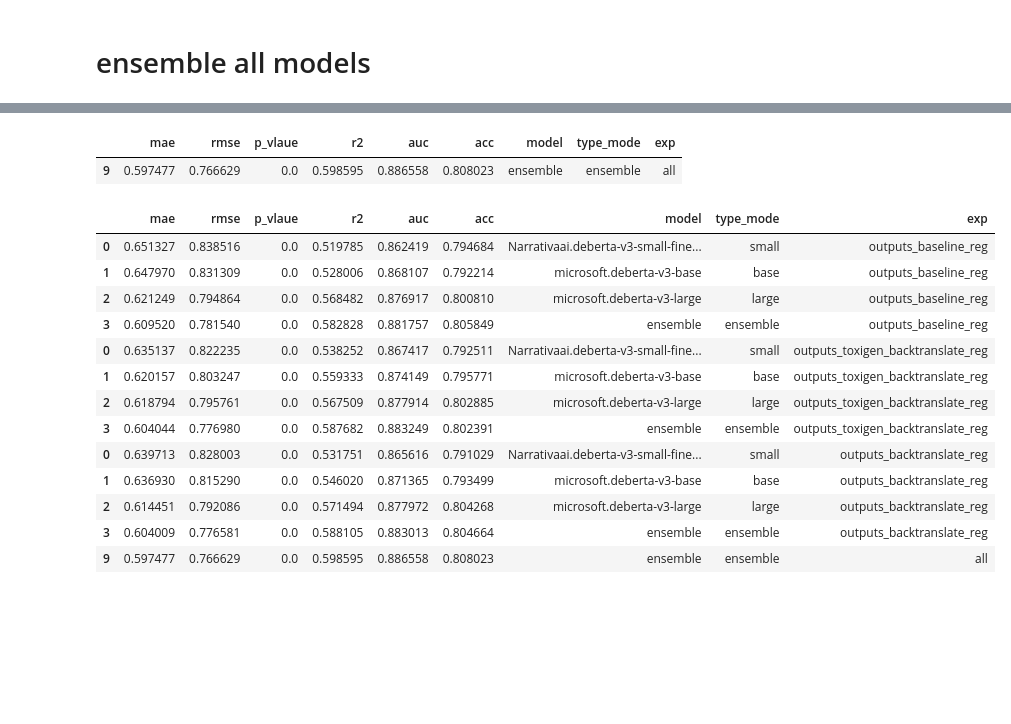
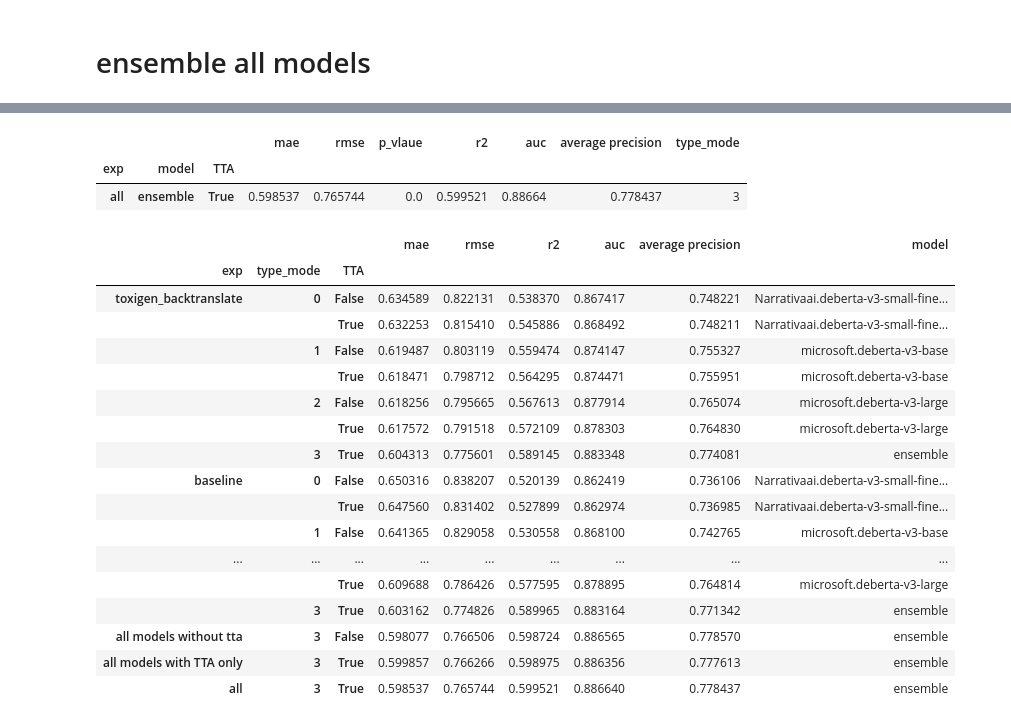
Before and after one commit to OrKatz7/parler-hate-speech, a Jupyter notebook: notebooks/results.ipynb, the cells around one changed output, grey strips where cells are left out. Saved outputs shown, nothing was run; the diff lists cells and outputs as text; code cells hidden in the pictures; blank space fills up the shorter version.

```diff
--- a/notebooks/results.ipynb
+++ b/notebooks/results.ipynb
@@ -84,7 +100,7 @@ toxigen_df
 # %% [markdown]
 # backtranslate ensemble
 # %%
-pkl = [row for row in glob.glob("outputs_backtranslate_reg/*/*.pkl") if "_reg" in row]
-group,type_mode,y,Score,Names,backtranslate_df = get_ensemble_score(pkl,ensemble_name='outputs_backtranslate_reg')
-backtranslate_df
+pkl = [row for row in glob.glob("outputs_backtranslate_reg/*/*.pkl") if "_reg" in row and "unitary" not in row]
+group,type_mode,y,Score,Names,backtranslate_df = get_ensemble_score(pkl,ensemble_name='backtranslate')
+backtranslate_df.set_index(['exp','model','TTA']).sort_values(by='rmse',ascending=False)
 # %% [output]
@@ -96,2 +116,7 @@ backtranslate_df
 # %% [markdown]
 # ensemble all models
+# %%
+pkl = [row for row in glob.glob("outputs*/*/*.pkl") if "_reg" in row and 'tta' in row and "unitary" not in row]
+group,type_mode,y,Score,Names,all_df = get_ensemble_score(pkl,ensemble_name='all models with TTA only')
+all_df_tta = all_df[all_df.model=='ensemble']
+all_df_tta.set_index(['exp','model','TTA']).sort_values(by='rmse',ascending=False)
@@ -97,0 +127,7 @@ backtranslate_df
+# %%
+pkl = [row for row in glob.glob("outputs*/*/*.pkl") if "_reg" in row and 'tta' not in row and "unitary" not in row]
+group,type_mode,y,Score,Names,all_df = get_ensemble_score(pkl,ensemble_name='all models without tta')
+
+all_df_witout_tta = all_df[all_df.model=='ensemble']
+all_df_witout_tta['TTA'] = False
+all_df_witout_tta.set_index(['exp','model','TTA']).sort_values(by='rmse',ascending=False)
@@ -98,26 +143,31 @@ backtranslate_df
 # %%
-pkl = [row for row in glob.glob("*/*/*.pkl") if "_reg" in row]
-group,type_mode,y,Score,Names,all_df = get_ensemble_score(pkl,ensemble_name='all')
-all_df = all_df[all_df.model=='ensemble']
-all_df
+pkl = [row for row in glob.glob("outputs*/*/*.pkl") if "_reg" in row and "unitary" not in row]
+group,type_mode,y,Score,Names,all_df2 = get_ensemble_score(pkl,ensemble_name='all')
+all_df = all_df2[all_df2.model=='ensemble']
+all_df.set_index(['exp','model','TTA']).sort_values(by='rmse',ascending=False)
 # %% [output]
-|  | mae | rmse | p_vlaue | r2 | auc | acc | model | type_mode | exp |
-| 9 | 0.597477 | 0.766629 | 0.0 | 0.598595 | 0.886558 | 0.808023 | ensemble | ensemble | all |
+|  |  |  | mae | rmse | p_vlaue | r2 | auc | average precision | type_mode |
+| exp | model | TTA |  |  |  |  |  |  |  |
+| all | ensemble | True | 0.598537 | 0.765744 | 0.0 | 0.599521 | 0.88664 | 0.778437 | 3 |
 # %%
-df_sum = pd.concat([base_df,toxigen_df,backtranslate_df,all_df])
-df_sum
+df_sum = pd.concat([base_df,backtranslate_df,toxigen_df,all_df_witout_tta,all_df_tta,all_df])
+df_sum.set_index(['exp','type_mode','TTA']).sort_index(level=['exp',"type_mode"],ascending=[False,True]).drop("p_vlaue",1)
 # %% [output]
-|  | mae | rmse | p_vlaue | r2 | auc | acc | model | type_mode | exp |
-| 0 | 0.651327 | 0.838516 | 0.0 | 0.519785 | 0.862419 | 0.794684 | Narrativaai.deberta-v3-small-fine... | small | outputs_baseline_reg |
-| 1 | 0.647970 | 0.831309 | 0.0 | 0.528006 | 0.868107 | 0.792214 | microsoft.deberta-v3-base | base | outputs_baseline_reg |
-| 2 | 0.621249 | 0.794864 | 0.0 | 0.568482 | 0.876917 | 0.800810 | microsoft.deberta-v3-large | large | outputs_baseline_reg |
-| 3 | 0.609520 | 0.781540 | 0.0 | 0.582828 | 0.881757 | 0.805849 | ensemble | ensemble | outputs_baseline_reg |
-| 0 | 0.635137 | 0.822235 | 0.0 | 0.538252 | 0.867417 | 0.792511 | Narrativaai.deberta-v3-small-fine... | small | outputs_toxigen_backtranslate_reg |
-| 1 | 0.620157 | 0.803247 | 0.0 | 0.559333 | 0.874149 | 0.795771 | microsoft.deberta-v3-base | base | outputs_toxigen_backtranslate_reg |
-| 2 | 0.618794 | 0.795761 | 0.0 | 0.567509 | 0.877914 | 0.802885 | microsoft.deberta-v3-large | large | outputs_toxigen_backtranslate_reg |
-| 3 | 0.604044 | 0.776980 | 0.0 | 0.587682 | 0.883249 | 0.802391 | ensemble | ensemble | outputs_toxigen_backtranslate_reg |
-| 0 | 0.639713 | 0.828003 | 0.0 | 0.531751 | 0.865616 | 0.791029 | Narrativaai.deberta-v3-small-fine... | small | outputs_backtranslate_reg |
-| 1 | 0.636930 | 0.815290 | 0.0 | 0.546020 | 0.871365 | 0.793499 | microsoft.deberta-v3-base | base | outputs_backtranslate_reg |
-| 2 | 0.614451 | 0.792086 | 0.0 | 0.571494 | 0.877972 | 0.804268 | microsoft.deberta-v3-large | large | outputs_backtranslate_reg |
-| 3 | 0.604009 | 0.776581 | 0.0 | 0.588105 | 0.883013 | 0.804664 | ensemble | ensemble | outputs_backtranslate_reg |
-| 9 | 0.597477 | 0.766629 | 0.0 | 0.598595 | 0.886558 | 0.808023 | ensemble | ensemble | all |
+|  |  |  | mae | rmse | r2 | auc | average precision | model |
+| exp | type_mode | TTA |  |  |  |  |  |  |
+| toxigen_backtranslate | 0 | False | 0.634589 | 0.822131 | 0.538370 | 0.867417 | 0.748221 | Narrativaai.deberta-v3-small-fine... |
+|  |  | True | 0.632253 | 0.815410 | 0.545886 | 0.868492 | 0.748211 | Narrativaai.deberta-v3-small-fine... |
+|  | 1 | False | 0.619487 | 0.803119 | 0.559474 | 0.874147 | 0.755327 | microsoft.deberta-v3-base |
+|  |  | True | 0.618471 | 0.798712 | 0.564295 | 0.874471 | 0.755951 | microsoft.deberta-v3-base |
+|  | 2 | False | 0.618256 | 0.795665 | 0.567613 | 0.877914 | 0.765074 | microsoft.deberta-v3-large |
+|  |  | True | 0.617572 | 0.791518 | 0.572109 | 0.878303 | 0.764830 | microsoft.deberta-v3-large |
+|  | 3 | True | 0.604313 | 0.775601 | 0.589145 | 0.883348 | 0.774081 | ensemble |
+| baseline | 0 | False | 0.650316 | 0.838207 | 0.520139 | 0.862419 | 0.736106 | Narrativaai.deberta-v3-small-fine... |
+|  |  | True | 0.647560 | 0.831402 | 0.527899 | 0.862974 | 0.736985 | Narrativaai.deberta-v3-small-fine... |
+|  | 1 | False | 0.641365 | 0.829058 | 0.530558 | 0.868100 | 0.742765 | microsoft.deberta-v3-base |
+| ... | ... | ... | ... | ... | ... | ... | ... | ... |
+|  |  | True | 0.609688 | 0.786426 | 0.577595 | 0.878895 | 0.764814 | microsoft.deberta-v3-large |
+|  | 3 | True | 0.603162 | 0.774826 | 0.589965 | 0.883164 | 0.771342 | ensemble |
+| all models without tta | 3 | False | 0.598077 | 0.766506 | 0.598724 | 0.886565 | 0.778570 | ensemble |
+| all models with TTA only | 3 | True | 0.599857 | 0.766266 | 0.598975 | 0.886356 | 0.777613 | ensemble |
+| all | 3 | True | 0.598537 | 0.765744 | 0.599521 | 0.886640 | 0.778437 | ensemble |
```
Also changed, not shown: parts of 31 cells of this notebook, 8 other files.
